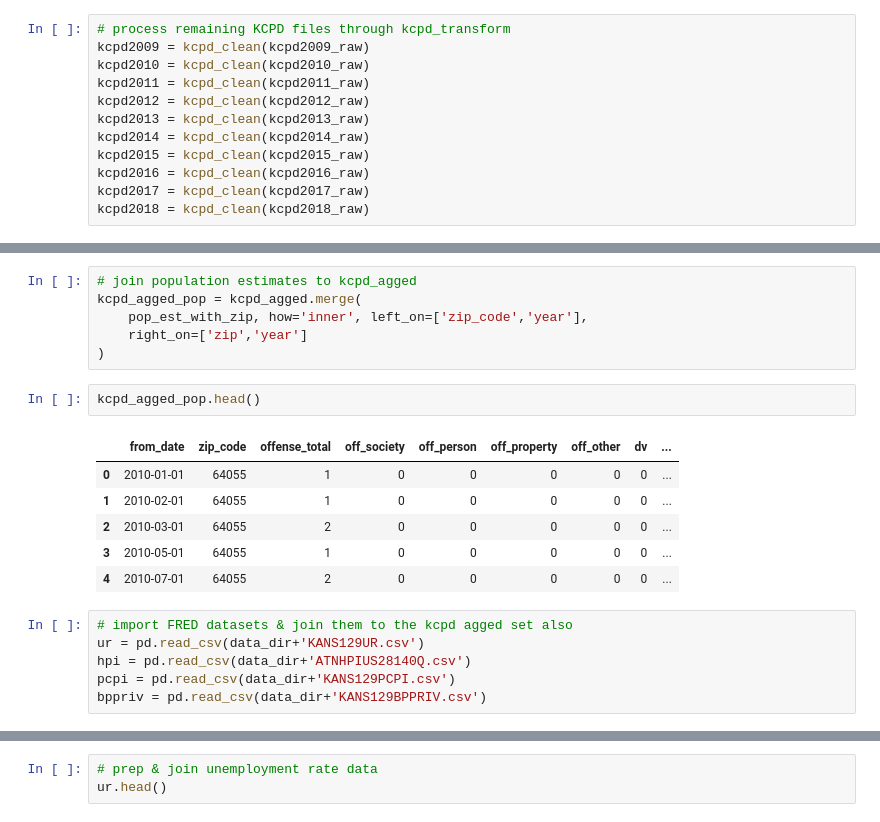
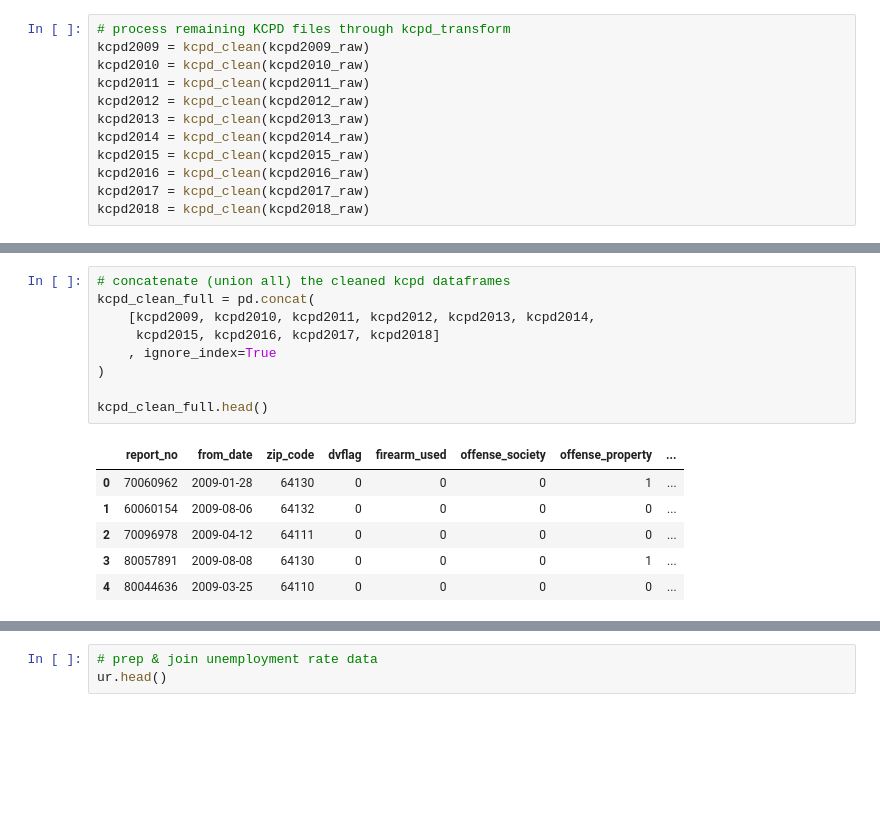
Before and after one commit to eMediaCode/KCAILCrime, a Jupyter notebook: charmon_kcpd_data_prep.ipynb, the cells around one changed output, grey strips where cells are left out. Drawn from its saved outputs; the diff is of its cells as text; blank space fills up the shorter version.

```diff
--- a/charmon_kcpd_data_prep.ipynb
+++ b/charmon_kcpd_data_prep.ipynb
@@ -448,21 +268,16 @@ memory usage: 255.6+ KB
-# %%
-# join population estimates to kcpd_agged
-kcpd_agged_pop = kcpd_agged.merge(
-    pop_est_with_zip, how='inner', left_on=['zip_code','year'],
-    right_on=['zip','year']
-)
-# %%
-kcpd_agged_pop.head()
-# %% [output]
-|  | from_date | zip_code | offense_total | off_society | off_person | off_property | off_other | dv | ... |
-| 0 | 2010-01-01 | 64055 | 1 | 0 | 0 | 0 | 0 | 0 | ... |
-| 1 | 2010-02-01 | 64055 | 1 | 0 | 0 | 0 | 0 | 0 | ... |
-| 2 | 2010-03-01 | 64055 | 2 | 0 | 0 | 0 | 0 | 0 | ... |
-| 3 | 2010-05-01 | 64055 | 1 | 0 | 0 | 0 | 0 | 0 | ... |
-| 4 | 2010-07-01 | 64055 | 2 | 0 | 0 | 0 | 0 | 0 | ... |
-# %%
-# import FRED datasets & join them to the kcpd agged set also
-ur = pd.read_csv(data_dir+'KANS129UR.csv')
-hpi = pd.read_csv(data_dir+'ATNHPIUS28140Q.csv')
-pcpi = pd.read_csv(data_dir+'KANS129PCPI.csv')
-bppriv = pd.read_csv(data_dir+'KANS129BPPRIV.csv')
+# %%
+# concatenate (union all) the cleaned kcpd dataframes
+kcpd_clean_full = pd.concat(
+    [kcpd2009, kcpd2010, kcpd2011, kcpd2012, kcpd2013, kcpd2014,
+     kcpd2015, kcpd2016, kcpd2017, kcpd2018]
+    , ignore_index=True
+)
+
+kcpd_clean_full.head()
+# %% [output]
+|  | report_no | from_date | zip_code | dvflag | firearm_used | offense_society | offense_property | ... |
+| 0 | 70060962 | 2009-01-28 | 64130 | 0 | 0 | 0 | 1 | ... |
+| 1 | 60060154 | 2009-08-06 | 64132 | 0 | 0 | 0 | 0 | ... |
+| 2 | 70096978 | 2009-04-12 | 64111 | 0 | 0 | 0 | 0 | ... |
+| 3 | 80057891 | 2009-08-08 | 64130 | 0 | 0 | 0 | 1 | ... |
+| 4 | 80044636 | 2009-03-25 | 64110 | 0 | 0 | 0 | 0 | ... |
```
Also changed, not shown: parts of 56 cells of this notebook.
